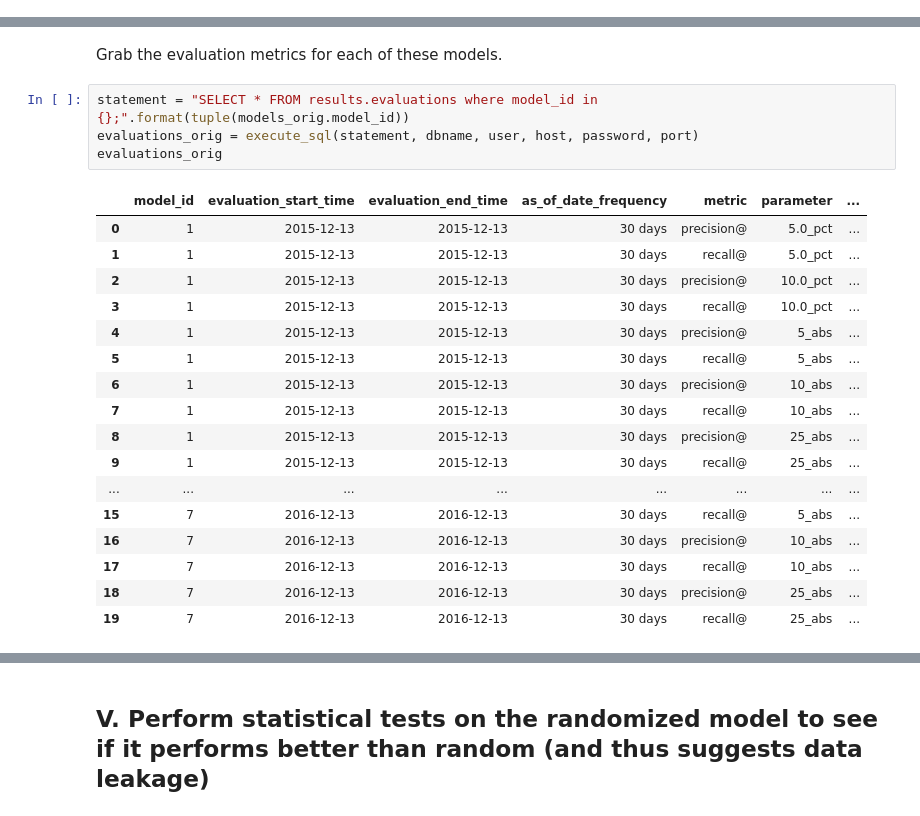
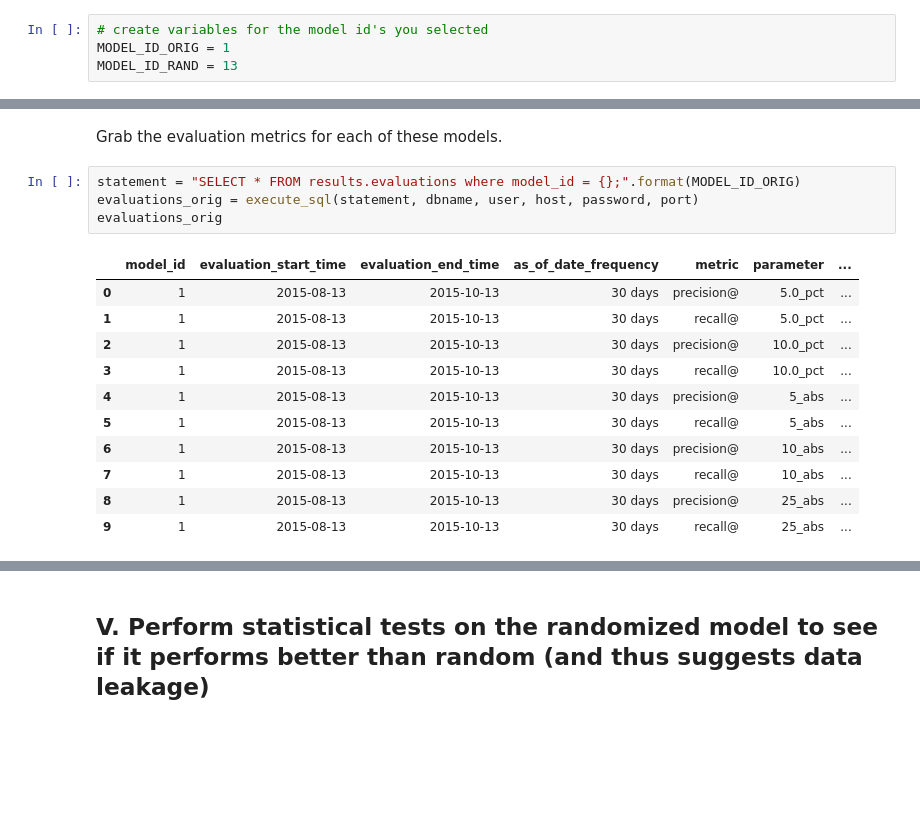
Before and after one commit to dssg/randomize_your_data, a Jupyter notebook: Dirty Duck Example.ipynb, the cells around one changed output, grey strips where cells are left out. Saved outputs shown, nothing was run; the diff lists cells and outputs as text; blank space fills up the shorter version.

```diff
--- a/Dirty Duck Example.ipynb
+++ b/Dirty Duck Example.ipynb
@@ -374 +395,5 @@ Grab the predictions made by each of these models.
+# %%
+# create variables for the model id's you selected
+MODEL_ID_ORIG = 1
+MODEL_ID_RAND = 13
 # %%
@@ -420,25 +445,19 @@ predictions_rand
 # %% [markdown]
 Grab the evaluation metrics for each of these models.
 # %%
-statement = "SELECT * FROM results.evaluations where model_id in {};".format(tuple(models_orig.model_id))
+statement = "SELECT * FROM results.evaluations where model_id = {};".format(MODEL_ID_ORIG)
 evaluations_orig = execute_sql(statement, dbname, user, host, password, port)
 evaluations_orig
 # %% [output]
 |  | model_id | evaluation_start_time | evaluation_end_time | as_of_date_frequency | metric | parameter | ... |
-| 0 | 1 | 2015-12-13 | 2015-12-13 | 30 days | precision@ | 5.0_pct | ... |
-| 1 | 1 | 2015-12-13 | 2015-12-13 | 30 days | recall@ | 5.0_pct | ... |
-| 2 | 1 | 2015-12-13 | 2015-12-13 | 30 days | precision@ | 10.0_pct | ... |
-| 3 | 1 | 2015-12-13 | 2015-12-13 | 30 days | recall@ | 10.0_pct | ... |
-| 4 | 1 | 2015-12-13 | 2015-12-13 | 30 days | precision@ | 5_abs | ... |
-| 5 | 1 | 2015-12-13 | 2015-12-13 | 30 days | recall@ | 5_abs | ... |
-| 6 | 1 | 2015-12-13 | 2015-12-13 | 30 days | precision@ | 10_abs | ... |
-| 7 | 1 | 2015-12-13 | 2015-12-13 | 30 days | recall@ | 10_abs | ... |
-| 8 | 1 | 2015-12-13 | 2015-12-13 | 30 days | precision@ | 25_abs | ... |
-| 9 | 1 | 2015-12-13 | 2015-12-13 | 30 days | recall@ | 25_abs | ... |
-| ... | ... | ... | ... | ... | ... | ... | ... |
-| 15 | 7 | 2016-12-13 | 2016-12-13 | 30 days | recall@ | 5_abs | ... |
-| 16 | 7 | 2016-12-13 | 2016-12-13 | 30 days | precision@ | 10_abs | ... |
-| 17 | 7 | 2016-12-13 | 2016-12-13 | 30 days | recall@ | 10_abs | ... |
-| 18 | 7 | 2016-12-13 | 2016-12-13 | 30 days | precision@ | 25_abs | ... |
-| 19 | 7 | 2016-12-13 | 2016-12-13 | 30 days | recall@ | 25_abs | ... |
+| 0 | 1 | 2015-08-13 | 2015-10-13 | 30 days | precision@ | 5.0_pct | ... |
+| 1 | 1 | 2015-08-13 | 2015-10-13 | 30 days | recall@ | 5.0_pct | ... |
+| 2 | 1 | 2015-08-13 | 2015-10-13 | 30 days | precision@ | 10.0_pct | ... |
+| 3 | 1 | 2015-08-13 | 2015-10-13 | 30 days | recall@ | 10.0_pct | ... |
+| 4 | 1 | 2015-08-13 | 2015-10-13 | 30 days | precision@ | 5_abs | ... |
+| 5 | 1 | 2015-08-13 | 2015-10-13 | 30 days | recall@ | 5_abs | ... |
+| 6 | 1 | 2015-08-13 | 2015-10-13 | 30 days | precision@ | 10_abs | ... |
+| 7 | 1 | 2015-08-13 | 2015-10-13 | 30 days | recall@ | 10_abs | ... |
+| 8 | 1 | 2015-08-13 | 2015-10-13 | 30 days | precision@ | 25_abs | ... |
+| 9 | 1 | 2015-08-13 | 2015-10-13 | 30 days | recall@ | 25_abs | ... |
 # %%
```
Also changed, not shown: parts of 26 cells of this notebook.
